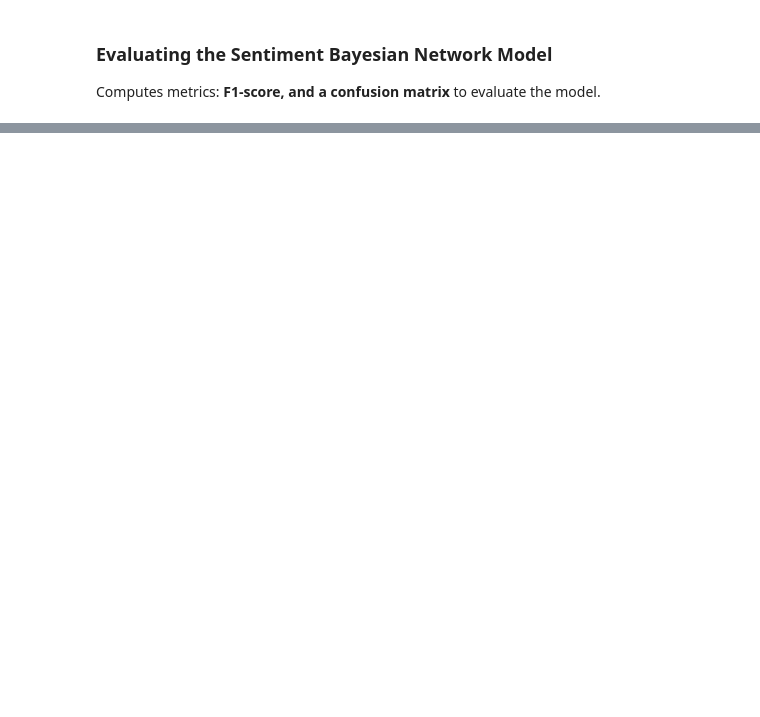
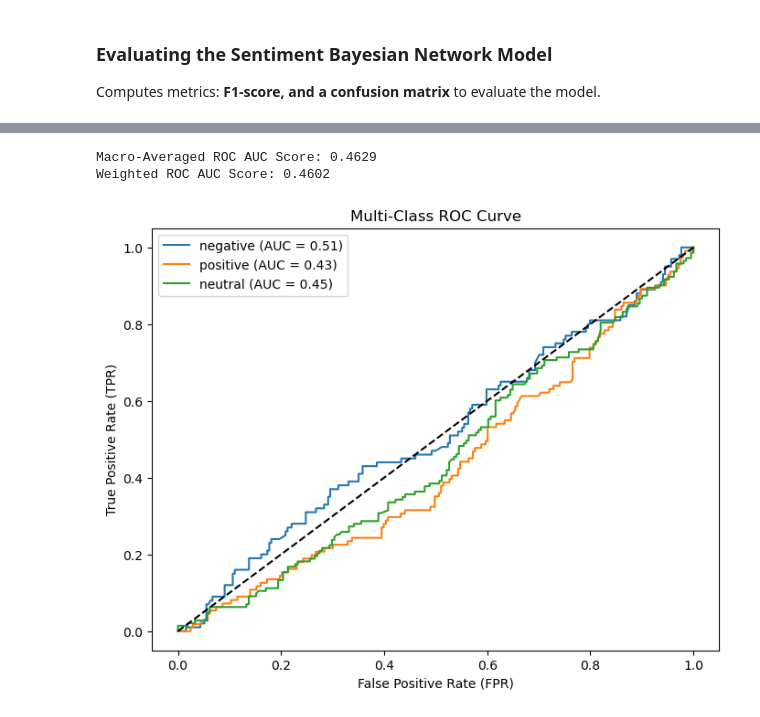
Before and after one commit to quochieu586/ML_capybara, a Jupyter notebook: src/models/BN model/BN_model.ipynb, the cells around one changed output, grey strips where cells are left out. Cells and saved outputs as stored; diff of their text form; code cells hidden in the pictures; blank space fills up the shorter version.

```diff
--- a/src/models/BN model/BN_model.ipynb
+++ b/src/models/BN model/BN_model.ipynb
@@ -101,0 +120,39 @@ weighted avg       0.41      0.39      0.38       900
+# %%
+from sklearn.preprocessing import label_binarize
+from sklearn.metrics import roc_curve, auc, roc_auc_score
+import matplotlib.pyplot as plt
+import numpy as np
+
+
+label_map = {label: idx for idx, label in enumerate(labels)}  # {'negative': 0, 'neutral': 1, 'positive': 2}
+label_encode = [label_map[label] for label in true_labels]
+
+# Convert labels to one-hot encoding for ROC-AUC calculation
+label_onehot = label_binarize(label_encode, classes=range(len(labels)))
+predicted_probs = [model.infer(text)[0] for text in test_df['text']]  # Get predicted probabilities
+
+# Compute ROC-AUC Score (macro & weighted)
+roc_auc_macro = roc_auc_score(label_onehot, predicted_probs, average='macro', multi_class='ovr')
+roc_auc_weighted = roc_auc_score(label_onehot, predicted_probs, average='weighted', multi_class='ovr')
+
+print(f"Macro-Averaged ROC AUC Score: {roc_auc_macro:.4f}")
+print(f"Weighted ROC AUC Score: {roc_auc_weighted:.4f}")
+
+# Plot the ROC Curve for each class
+plt.figure(figsize=(8, 6))
+
+for i, label in enumerate(labels):
+    fpr, tpr, _ = roc_curve(label_onehot[:, i], np.array(predicted_probs)[:, i])
+    auc_score = auc(fpr, tpr)
+    plt.plot(fpr, tpr, label=f"{label} (AUC = {auc_score:.2f})")
+
+plt.plot([0, 1], [0, 1], 'k--')  # Diagonal line for random guessing
+plt.xlabel("False Positive Rate (FPR)")
+plt.ylabel("True Positive Rate (TPR)")
+plt.title("Multi-Class ROC Curve")
+plt.legend()
+plt.show()
+# %% [output]
+Macro-Averaged ROC AUC Score: 0.4629
+Weighted ROC AUC Score: 0.4602
+[figure, added]
```
Also changed, not shown: parts of 2 cells of this notebook, 1 other file.
